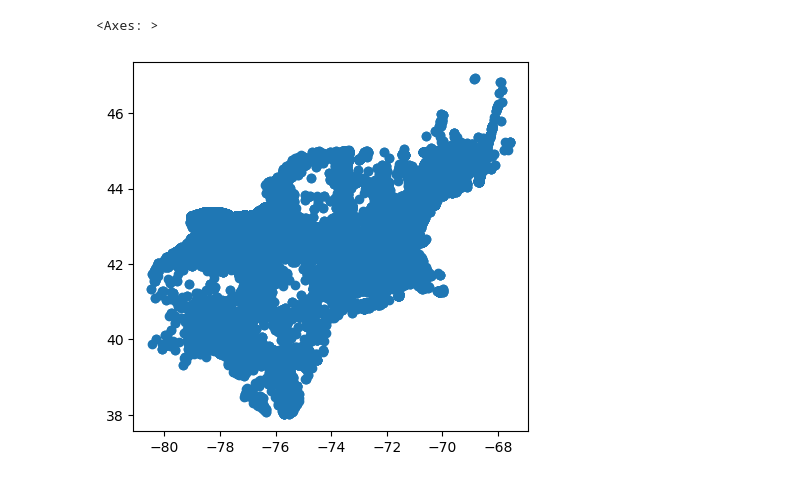
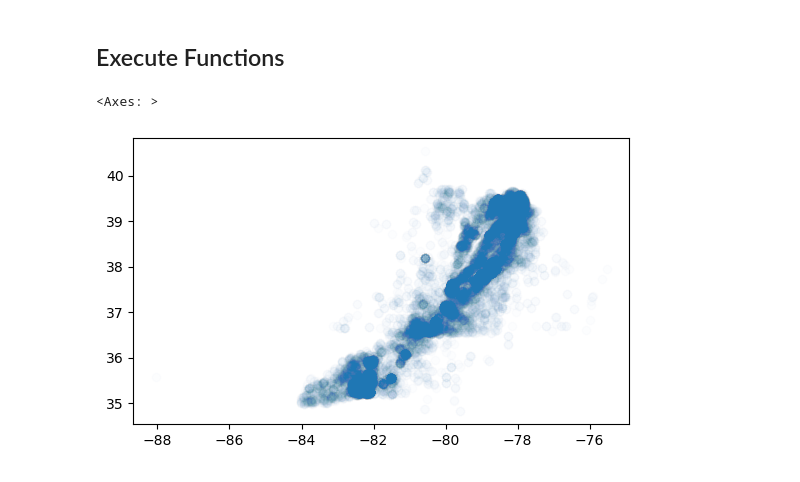
Before and after one commit to FixCarbon/um-mads, a Jupyter notebook: notebooks/create_polygons.ipynb, the cells around one changed output. Cells and saved outputs as stored; diff of their text form; code cells hidden in the pictures.

Commit message:
Created a GeoDataFrame for the East Coast

```diff
--- a/notebooks/create_polygons.ipynb
+++ b/notebooks/create_polygons.ipynb
@@ -10,0 +15,4 @@ filepath = '../data/raw/cdl_apples_northeastern.TIF'
+# %%
+folderpath = '../data/raw/'
+filename = 'cdl_apples_easternmountain.TIF'
+filepath = os.path.join(folderpath, filename)
@@ -41,5 +48,0 @@ gdf = load_cdl(filepath)
-# %%
-gdf.plot()
-# %% [output]
-<Axes: >
-[figure, removed]
@@ -45,0 +67,2 @@ gdf.plot()
+# %% [markdown]
+## Execute Functions
@@ -45,0 +75,6 @@ gdf.plot()
+# %%
+# Plot the GeoDataFrame to visualize potential polygons
+gdf.plot(alpha=0.01)
+# %% [output]
+<Axes: >
+[figure, added]
```
Also changed, not shown: parts of 13 cells of this notebook, 6 other files.
